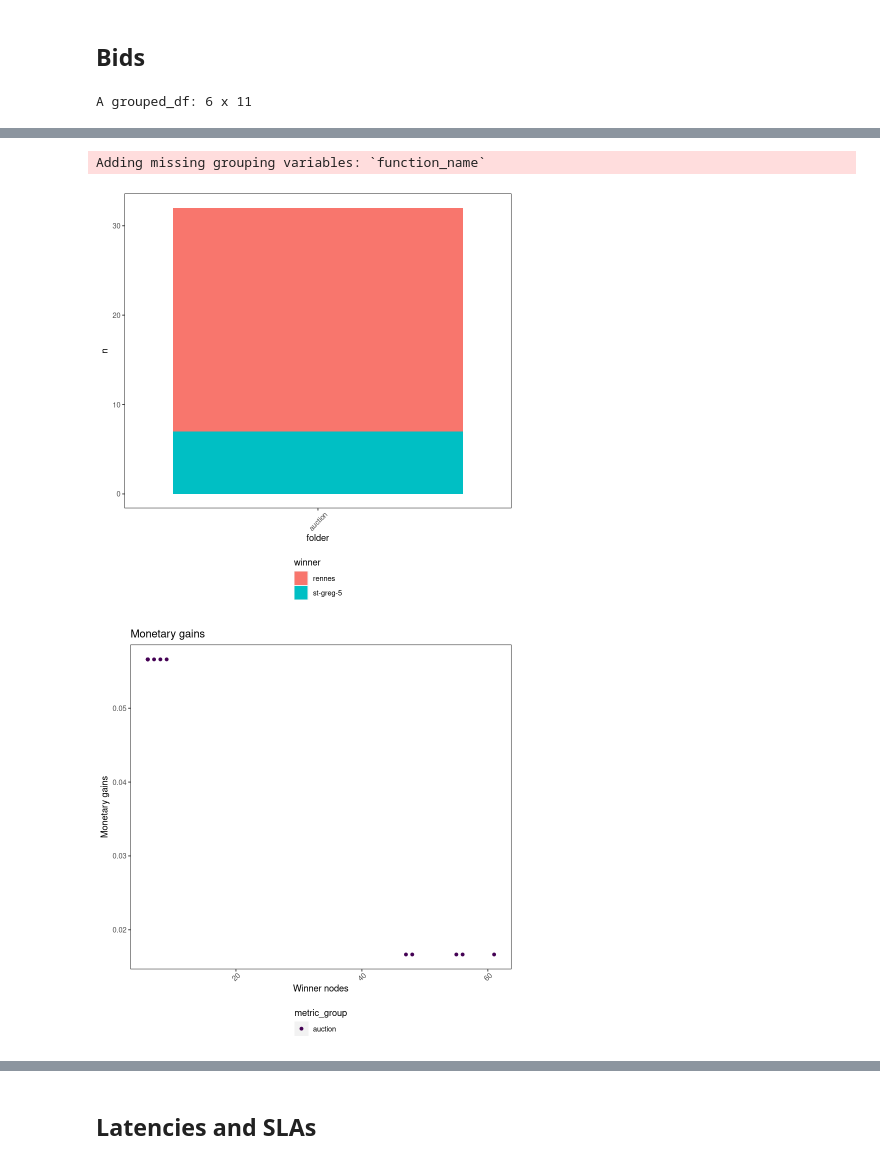
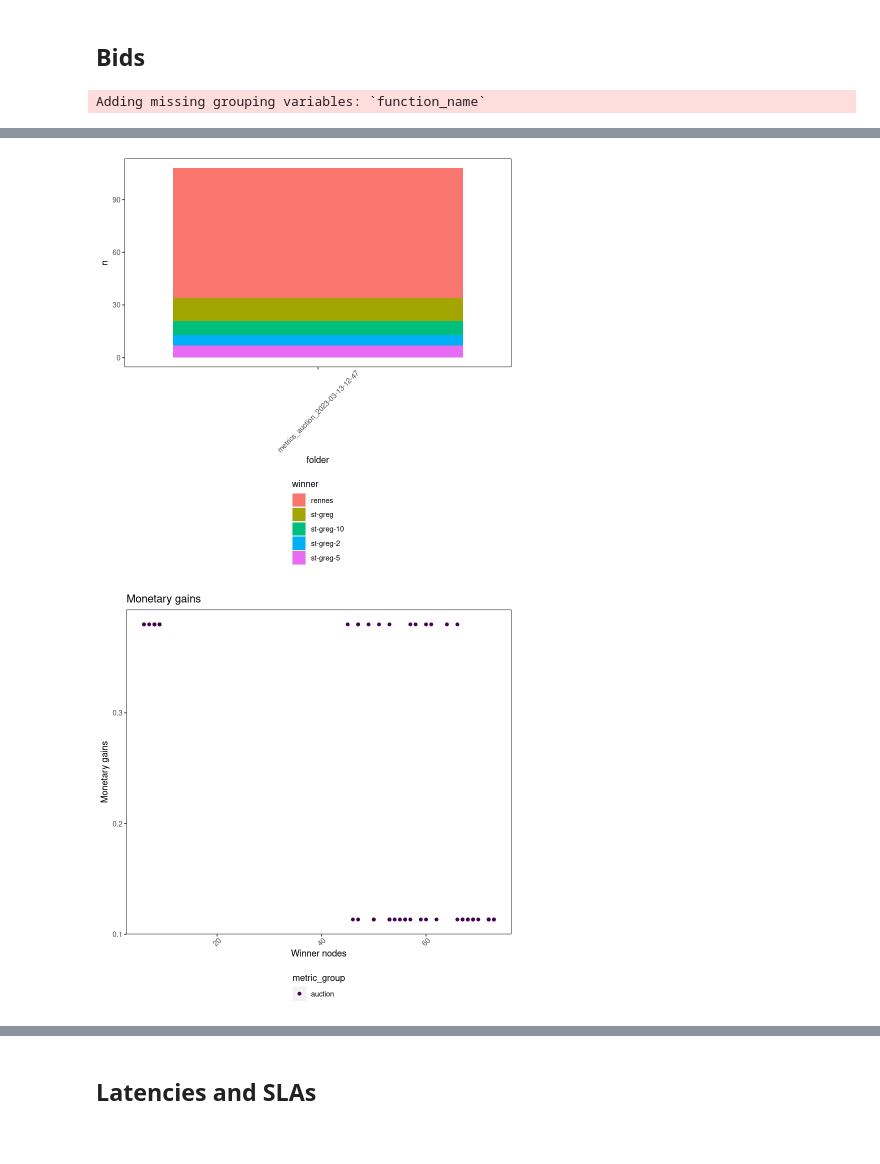
Before and after one commit to VolodiaPG/giraff, a Jupyter notebook: enos/live/experiment.ipynb, the cells around one changed output, grey strips where cells are left out. Cells and saved outputs as stored; diff of their text form; code cells hidden in the pictures.

Commit message:
feat(experiment): Add function sizes + archive exploitation in R script

```diff
--- a/enos/live/experiment.ipynb
+++ b/enos/live/experiment.ipynb
@@ -28,7 +28,8 @@ Regarder si on satisfait les deadlines et si c'est scalable
 Comparer en terme de prix = pas relevant
 Définir une fonction d'utilité au niveau des enchères, par rapport au temps d'exécution
 # %%
-METRICS_PATH <- c(
+METRICS_PATH <- "metrics-arks"
+METRICS_ARKS <- c(
     # "measures/auction-rand-01",
     # "measures/auction-rand-02",
     # "measures/auction-rand-03",
@@ -65,7 +66,8 @@ METRICS_PATH <- c(
     # "measures/auction-long-2",
     # "measures/edge-first-long",
     # "measures/edge-ward-long"
-    "measures/auction-con-1"
+    #"metrics_auction_2023-03-13-10-16.tar.xz"
+    "metrics_auction_2023-03-13-14-24.tar.xz"
     ) # looks at "./*"
 
 METRICS_GROUP <- c(
@@ -196,10 +181,9 @@ plot(net, layout = layout_as_tree, edge.label = E(net)$weight)
 Load the names of the node and their correspondance in their IP on the virtual network
 # %%
 load_csv <- function(filename) {
-    files <- lapply(METRICS_PATH, \(x) paste(".", x, filename, sep= "/"))
-    all_data <- purrr::map_df(files, ~ mutate(read.csv2(.x, header = TRUE, sep = "\t"),
-                                              folder = basename(dirname(.x)),
-                                              metric_group = METRICS_GROUP[which(METRICS_PATH == paste("measures", folder, sep="/")[1])]))
+    all_data <- purrr::map_df(METRICS_ARKS, ~ mutate(read.csv2(archive_read(paste(METRICS_PATH, .x, sep="/"), file = filename), header = TRUE, sep = "\t"),
+                                              folder = tools::file_path_sans_ext(tools::file_path_sans_ext(.x)),
+                                              metric_group = METRICS_GROUP[which(METRICS_ARKS == .x)]))
     return(all_data)
 }
 # %%
@@ -208,6 +192,14 @@ missing <- data.frame(instance = names_raw$name, n = 0)
 
 # names_raw
 # %%
+adjust_timestamps <- function(x) {
+  min_time <- min(x$timestamp)
+  return (
+    x %>%
+      mutate(timestamp = timestamp - min_time)
+  )
+}
+
 prepare <- function(x) {
   return(
     x %>%
@@ -215,11 +207,28 @@ prepare <- function(x) {
       mutate(instance = name.y) %>%
       mutate(timestamp = as.POSIXct(as.numeric(as.character(timestamp)), origin = "1970-01-01")) %>%
       mutate(value = as.numeric(value)) %>%
+      adjust_timestamps() %>%
       # merge(missing, all = TRUE) %>%
       # arrange(instance) %>%
       {.}
   )
 }
+
+extract_function_name_info <- function(x) {
+  # The first element is the input string
+  info <- stringr::str_match(x$function_name, "(.+)-([0-9]+)-([0-9]+)-([0-9]+)-([0-9]+)-([a-z]+)-([a-z]+)")
+  return(
+    x %>%
+      ungroup() %>%
+      mutate(docker_fn_name =  info %>% .[,2]) %>%
+      mutate(function_index =  info %>% .[,3]) %>%
+      mutate(latency =  info %>% .[,4]) %>%
+      mutate(cpu =  info %>% .[,5]) %>%
+      mutate(mem =  info %>% .[,6]) %>%
+      mutate(latency_type =  info %>% .[,7]) %>%
+      mutate(load_type =  info %>% .[,8])
+  )
+}
 # %% [markdown]
 ## Data processing
 
@@ -469,14 +475,14 @@ bids_won_function <- bids_raw %>%
   slice(which.min(value)) %>%
   mutate(winner = instance)
 
-head(bids_won_function)
+# head(bids_won_function)
 
 bids_function <- bids_raw %>%
   mutate(winner = instance) %>%
   select(instance, function_name, value, folder, metric_group) %>%
   distinct() %>%
-  mutate(latency = stringr::str_match(function_name, "(.+)--(.+)--([0-9]+)--([0-9]+)--([0-9]+)") %>% .[, 4]) %>%
   inner_join(bids_won_function, by = c("function_name", "folder", "metric_group")) %>%
+  extract_function_name_info() %>%
   group_by(winner, latency, folder, function_name, metric_group) %>%
   select(winner, latency, folder, function_name, metric_group) %>%
   count(winner) %>%
@@ -510,4 +516,4 @@ bids_function %>%
     #   fill = "Latency (ms)"
     # )
 # %% [output]
-A grouped_df: 6 x 11
+Adding missing grouping variables: `function_name`
@@ -522,9 +520,8 @@ A grouped_df: 6 x 11
-Adding missing grouping variables: `function_name`
-[figure, old version]
+[figure, new version]
 # %%
 winner_gains <- bids_won_function %>%
-    mutate(latency = stringr::str_match(function_name, "(.+)--(.+)--([0-9]+)--([0-9]+)--([0-9]+)") %>% .[,4]) %>%
-    # select(winner, function_name, value, folder, latency) %>%
+    extract_function_name_info() %>%
+    # select(winner, tag, value, folder, latency) %>%
     # distinct() %>%
     # group_by(folder, metric_group) %>%
     # summarise(total = sum(value)) %>%
@@ -545,7 +542,7 @@ winner_gains %>%
         axis.text.x = element_text(angle=45)
     )
 # %% [output]
-[figure, old version]
+[figure, new version]
 # %%
 winner_gains <- bids_won_function %>%
   select(winner, function_name, value, folder) %>%
```
Also changed, not shown: parts of 19 cells of this notebook, 5 other files.
